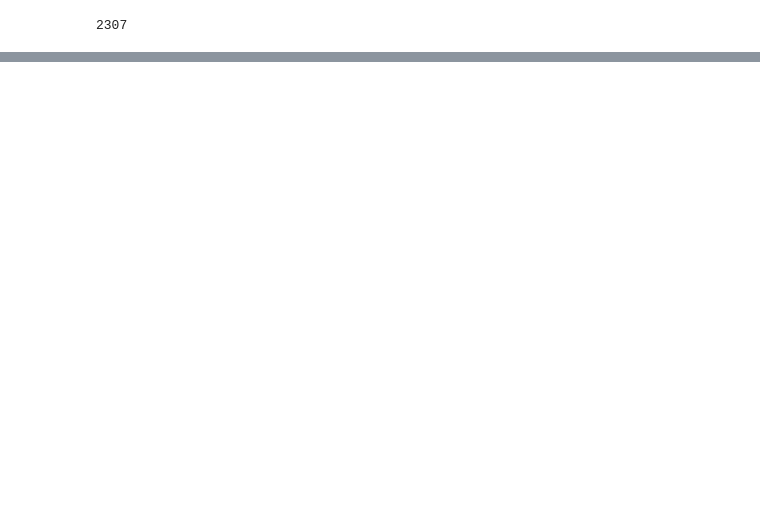
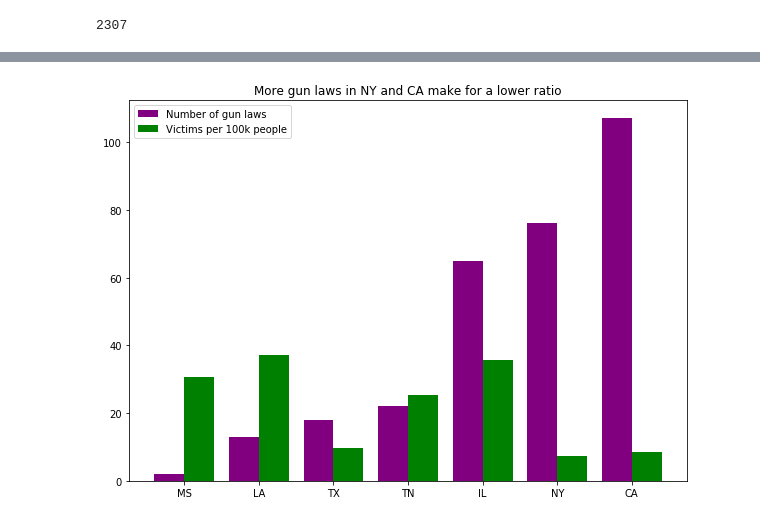
Before and after one commit to joshdsolis/Project-1, a Jupyter notebook: Project 1.ipynb, the cells around one changed output, grey strips where cells are left out. Saved outputs shown, nothing was run; the diff lists cells and outputs as text; code cells hidden in the pictures; blank space fills up the shorter version.

```diff
--- a/Project 1.ipynb
+++ b/Project 1.ipynb
@@ -649,0 +639,16 @@ plt.xticks((2014, 2015, 2016, 2017));
+# %%
+# Inputting data for new dataframe comparing some top and some low number of
+# victims per 1k as well as number of gun laws. Gun laws taken from
+# https://www.statefirearmlaws.org/
+compare = ['MS', 'LA', 'TX', 'TN', 'IL', 'NY', 'CA']
+
+num_laws = [2, 13, 18, 22, 65, 76, 107]
+
+compare_ratio = [df2['per1k'][23],df2['per1k'][17],df2['per1k'][42],
+                 df2['per1k'][41], df2['per1k'][12], df2['per1k'][31],
+                 df2['per1k'][4]]
+# %%
+# Creating that new dataframe spoken about in 1 cell above
+ratio = {'states':compare, 'laws': num_laws, 'victims per 100k':compare_ratio}
+df_ratio = pd.DataFrame(ratio)
+df_ratio
@@ -649,0 +664,11 @@ plt.xticks((2014, 2015, 2016, 2017));
+# %%
+import numpy as np
+width = 0.35
+_states = np.arange(len(df_ratio.states))
+p1 = plt.bar(_states-0.2, df_ratio.laws, 0.4, color = 'purple')
+p2 = plt.bar(_states+0.2, df_ratio['victims per 100k'], 0.4, color = 'g')
+plt.xticks(_states, df_ratio.states)
+plt.legend((p1[0], p2[0]), ('Number of gun laws', 'Victims per 100k people'))
+plt.title("More gun laws in NY and CA make for a lower ratio");
+# %% [output]
+[figure, added]
```
Also changed, not shown: parts of 20 cells of this notebook.
